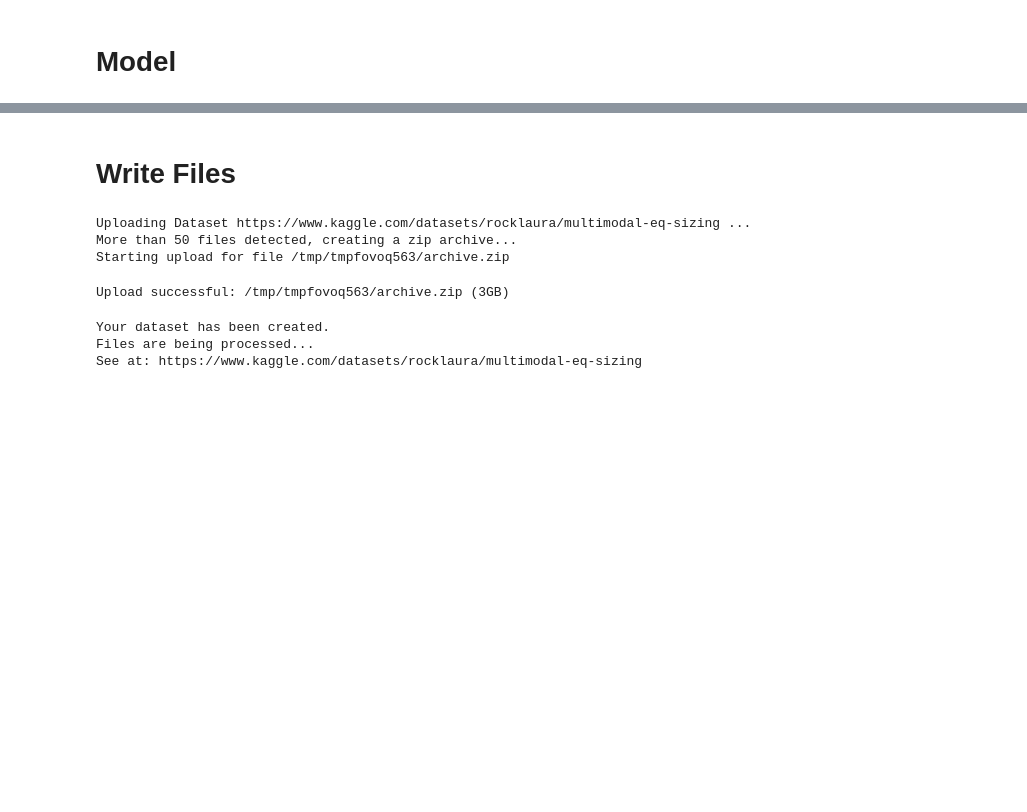
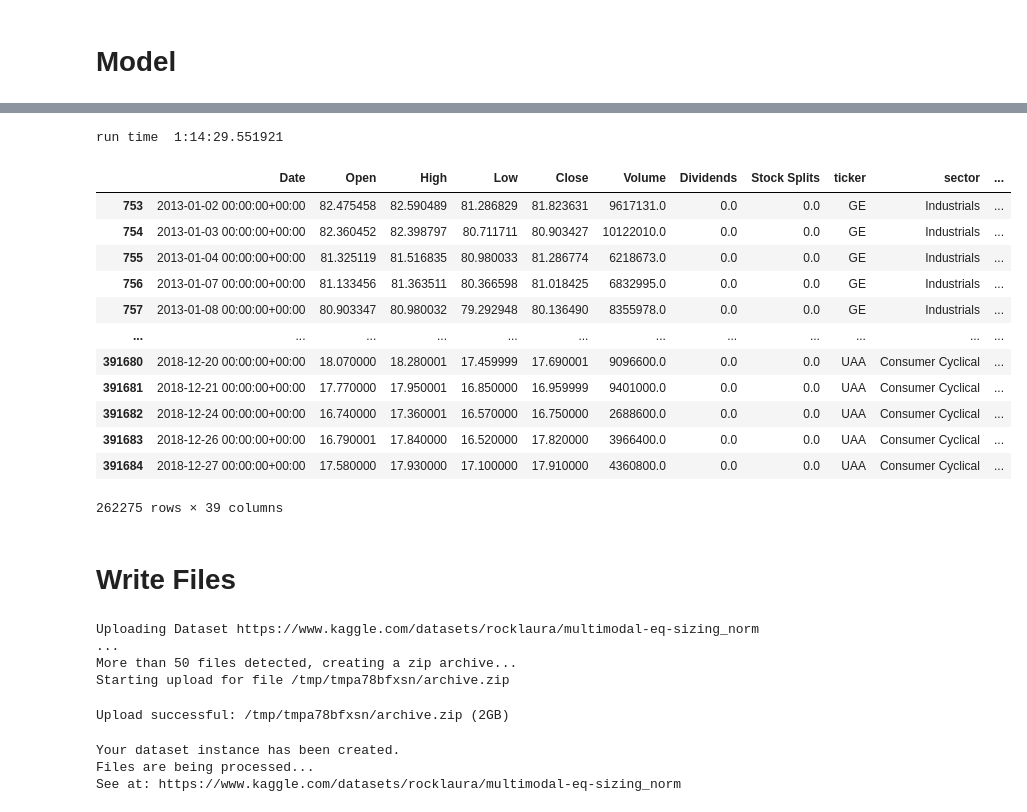
Before and after one commit to brianrp09232000/multimodal-eq-sizing, a Jupyter notebook: kaggle/02_train_legs-price_model.ipynb, the cells around one changed output, grey strips where cells are left out. Cells and saved outputs as stored; diff of their text form; code cells hidden in the pictures; blank space fills up the shorter version.

```diff
--- a/kaggle/02_train_legs-price_model.ipynb
+++ b/kaggle/02_train_legs-price_model.ipynb
@@ -351,3 +371,23 @@ Test R2 score : -0.00015042498444994834
+# %%
+print('run time ', end_time-start_time)
+# %% [output]
+run time  1:14:29.551921
+# %%
+df_test_all
+# %% [output]
+|  | Date | Open | High | Low | Close | Volume | Dividends | Stock Splits | ticker | sector | ... |
+| 753 | 2013-01-02 00:00:00+00:00 | 82.475458 | 82.590489 | 81.286829 | 81.823631 | 9617131.0 | 0.0 | 0.0 | GE | Industrials | ... |
+| 754 | 2013-01-03 00:00:00+00:00 | 82.360452 | 82.398797 | 80.711711 | 80.903427 | 10122010.0 | 0.0 | 0.0 | GE | Industrials | ... |
+| 755 | 2013-01-04 00:00:00+00:00 | 81.325119 | 81.516835 | 80.980033 | 81.286774 | 6218673.0 | 0.0 | 0.0 | GE | Industrials | ... |
+| 756 | 2013-01-07 00:00:00+00:00 | 81.133456 | 81.363511 | 80.366598 | 81.018425 | 6832995.0 | 0.0 | 0.0 | GE | Industrials | ... |
+| 757 | 2013-01-08 00:00:00+00:00 | 80.903347 | 80.980032 | 79.292948 | 80.136490 | 8355978.0 | 0.0 | 0.0 | GE | Industrials | ... |
+| ... | ... | ... | ... | ... | ... | ... | ... | ... | ... | ... | ... |
+| 391680 | 2018-12-20 00:00:00+00:00 | 18.070000 | 18.280001 | 17.459999 | 17.690001 | 9096600.0 | 0.0 | 0.0 | UAA | Consumer Cyclical | ... |
+| 391681 | 2018-12-21 00:00:00+00:00 | 17.770000 | 17.950001 | 16.850000 | 16.959999 | 9401000.0 | 0.0 | 0.0 | UAA | Consumer Cyclical | ... |
+| 391682 | 2018-12-24 00:00:00+00:00 | 16.740000 | 17.360001 | 16.570000 | 16.750000 | 2688600.0 | 0.0 | 0.0 | UAA | Consumer Cyclical | ... |
+| 391683 | 2018-12-26 00:00:00+00:00 | 16.790001 | 17.840000 | 16.520000 | 17.820000 | 3966400.0 | 0.0 | 0.0 | UAA | Consumer Cyclical | ... |
+| 391684 | 2018-12-27 00:00:00+00:00 | 17.580000 | 17.930000 | 17.100000 | 17.910000 | 4360800.0 | 0.0 | 0.0 | UAA | Consumer Cyclical | ... |
+262275 rows × 39 columns
 # %% [markdown]
 # Write Files
 # %%
@@ -359,17 +399,17 @@ df_test_all.to_pickle('/kaggle/working/price_model_test_predicted.pkl')
 model.save("/kaggle/working/price_model.keras")
 # %%
 import kagglehub
-handle = "rocklaura/multimodal-eq-sizing"
+handle = "rocklaura/multimodal-eq-sizing_norm"
 local_dataset_dir = "/kaggle/working/"
 current_datetime = datetime.now().isoformat()
 kagglehub.dataset_upload(handle, local_dataset_dir, version_notes=current_datetime)
 # %% [output]
-Uploading Dataset https://www.kaggle.com/datasets/rocklaura/multimodal-eq-sizing ...
+Uploading Dataset https://www.kaggle.com/datasets/rocklaura/multimodal-eq-sizing_norm ...
 More than 50 files detected, creating a zip archive...
-Starting upload for file /tmp/tmpfovoq563/archive.zip
+Starting upload for file /tmp/tmpa78bfxsn/archive.zip
-Upload successful: /tmp/tmpfovoq563/archive.zip (3GB)
+Upload successful: /tmp/tmpa78bfxsn/archive.zip (2GB)
-Your dataset has been created.
+Your dataset instance has been created.
 Files are being processed...
-See at: https://www.kaggle.com/datasets/rocklaura/multimodal-eq-sizing
+See at: https://www.kaggle.com/datasets/rocklaura/multimodal-eq-sizing_norm
 # %%
 !rm -rf /kaggle/working/multimodal-eq-sizing
```
Also changed, not shown: parts of 10 cells of this notebook.
